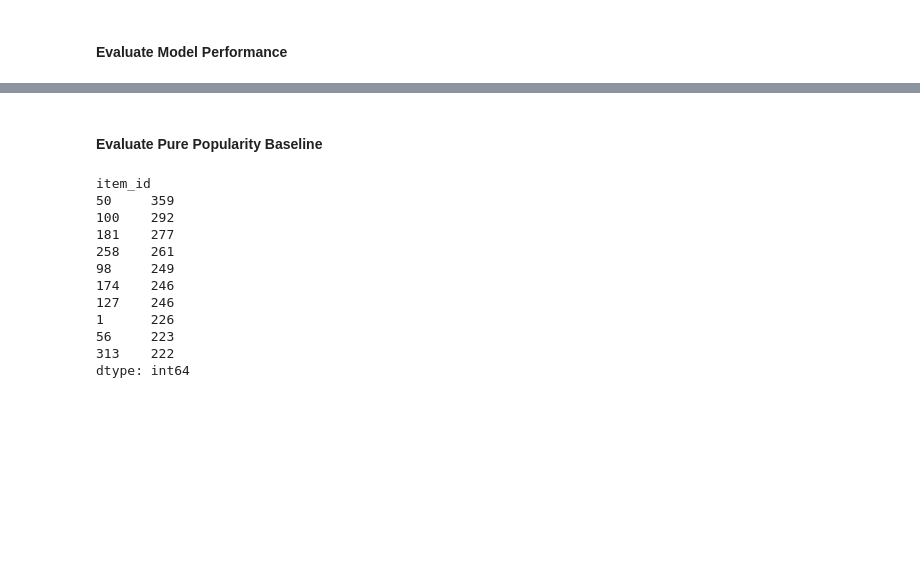
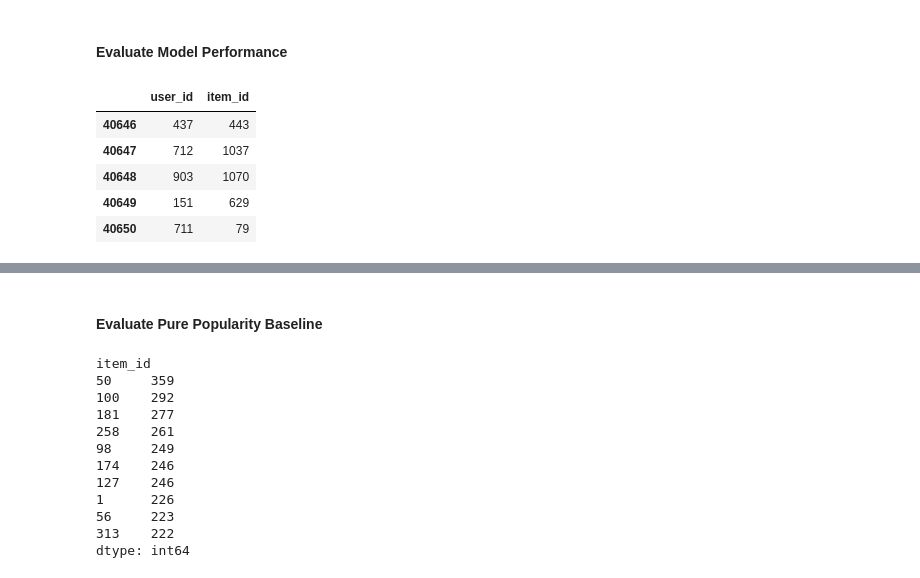
Before and after one commit to etlundquist/rankfm, a Jupyter notebook: notebooks/rank-fm.ipynb, the cells around one changed output, grey strips where cells are left out. Cells and saved outputs as stored; diff of their text form; code cells hidden in the pictures; blank space fills up the shorter version.

```diff
--- a/notebooks/rank-fm.ipynb
+++ b/notebooks/rank-fm.ipynb
@@ -390,5 +504,14 @@ penalized log-likelihood: -7793.47
 # %% [markdown]
 #### Evaluate Model Performance
+# %%
+interactions_valid.head()
+# %% [output]
+|  | user_id | item_id |
+| 40646 | 437 | 443 |
+| 40647 | 712 | 1037 |
+| 40648 | 903 | 1070 |
+| 40649 | 151 | 629 |
+| 40650 | 711 | 79 |
 # %%
 k = 10
 # %%
```
Also changed, not shown: parts of 16 cells of this notebook.
